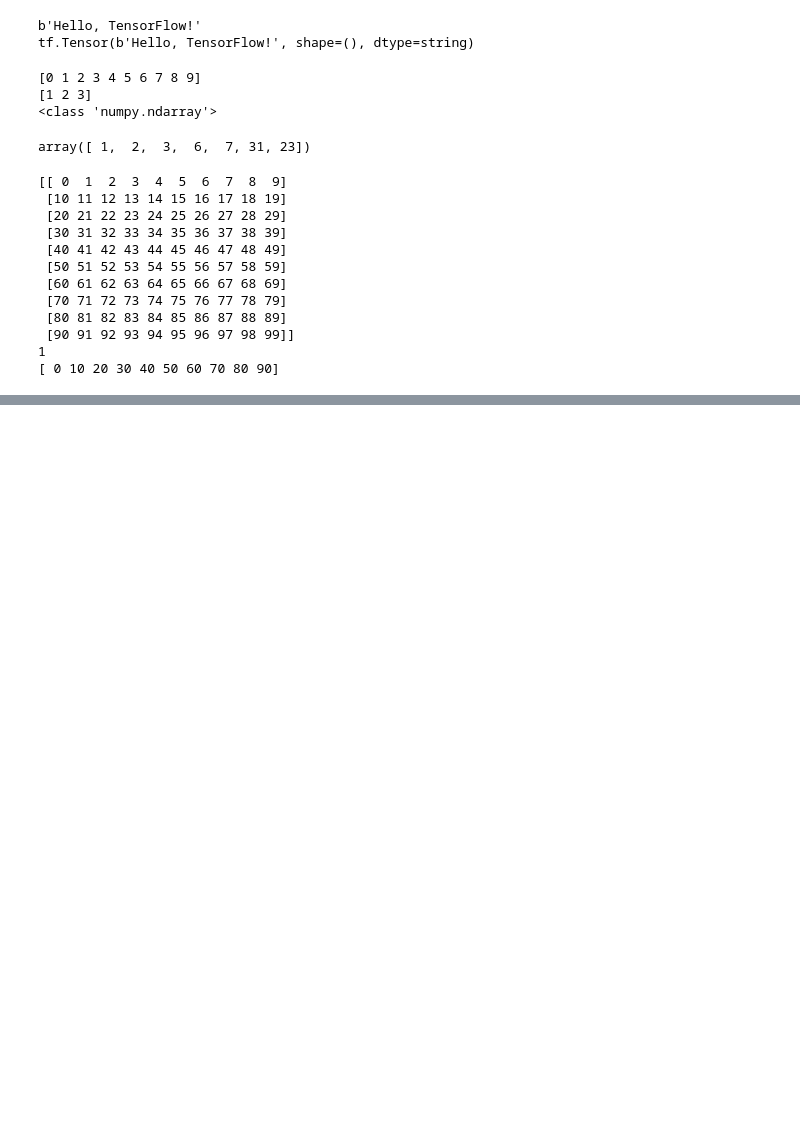
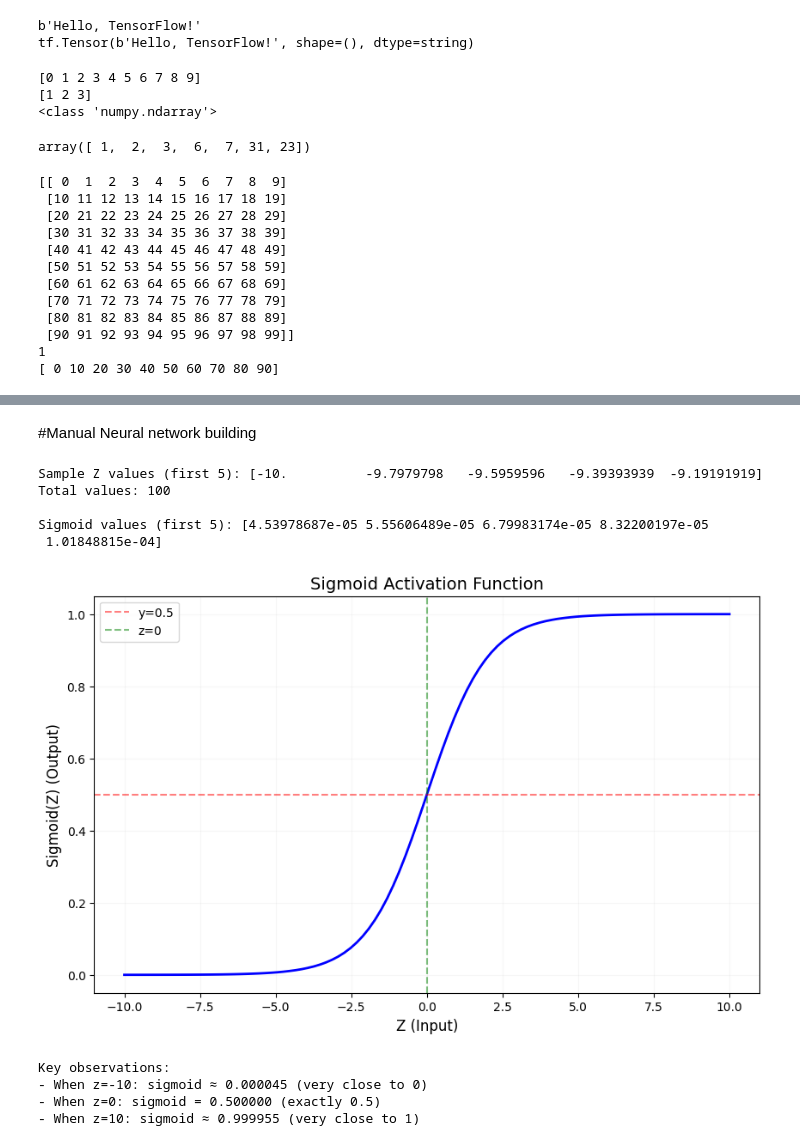
Before and after one commit to sidAndroid01/PythonDsRelatedCode, a Jupyter notebook: notebook.ipynb, the cells around one changed output, grey strips where cells are left out. Cells and saved outputs as stored; diff of their text form; code cells hidden in the pictures; blank space fills up the shorter version.

```diff
--- a/notebook.ipynb
+++ b/notebook.ipynb
@@ -60,0 +289,52 @@ print(mat[:, 0])
+# %% [markdown]
+#Manual Neural network building
+# %%
+import matplotlib.pyplot as plt
+import numpy as np
+%matplotlib inline
+
+def sigMoid(z):
+    """
+    Sigmoid activation function
+    Formula: σ(z) = 1 / (1 + e^(-z))
+    Squashes any input to a value between 0 and 1
+    """
+    return 1/(1+np.exp(-z))
+
+# np.linspace creates 100 evenly spaced values from -10 to 10
+sample_z = np.linspace(-10, 10, 100)
+print(f"Sample Z values (first 5): {sample_z[:5]}")
+print(f"Total values: {len(sample_z)}")
+
+# When you pass the array to sigmoid, NumPy applies it to EACH value
+# This is called "vectorization" or "element-wise operation"
+sigmoid_values = sigMoid(sample_z)
+print(f"\nSigmoid values (first 5): {sigmoid_values[:5]}")
+
+# Visualize the sigmoid curve
+plt.figure(figsize=(10, 6))
+plt.plot(sample_z, sigmoid_values, linewidth=2, color='blue')
+plt.grid(True, alpha=0.3)
+plt.xlabel('Z (Input)', fontsize=12)
+plt.ylabel('Sigmoid(Z) (Output)', fontsize=12)
+plt.title('Sigmoid Activation Function', fontsize=14)
+plt.axhline(y=0.5, color='red', linestyle='--', alpha=0.5, label='y=0.5')
+plt.axvline(x=0, color='green', linestyle='--', alpha=0.5, label='z=0')
+plt.legend()
+plt.show()
+
+print("\nKey observations:")
+print(f"- When z=-10: sigmoid ≈ {sigMoid(-10):.6f} (very close to 0)")
+print(f"- When z=0: sigmoid = {sigMoid(0):.6f} (exactly 0.5)")
+print(f"- When z=10: sigmoid ≈ {sigMoid(10):.6f} (very close to 1)")
+# %% [output]
+Sample Z values (first 5): [-10.          -9.7979798   -9.5959596   -9.39393939  -9.19191919]
+Total values: 100
+
+Sigmoid values (first 5): [4.53978687e-05 5.55606489e-05 6.79983174e-05 8.32200197e-05
+ 1.01848815e-04]
+[figure, added]
+Key observations:
+- When z=-10: sigmoid ≈ 0.000045 (very close to 0)
+- When z=0: sigmoid = 0.500000 (exactly 0.5)
+- When z=10: sigmoid ≈ 0.999955 (very close to 1)
```
Also changed, not shown: parts of 16 cells of this notebook.
